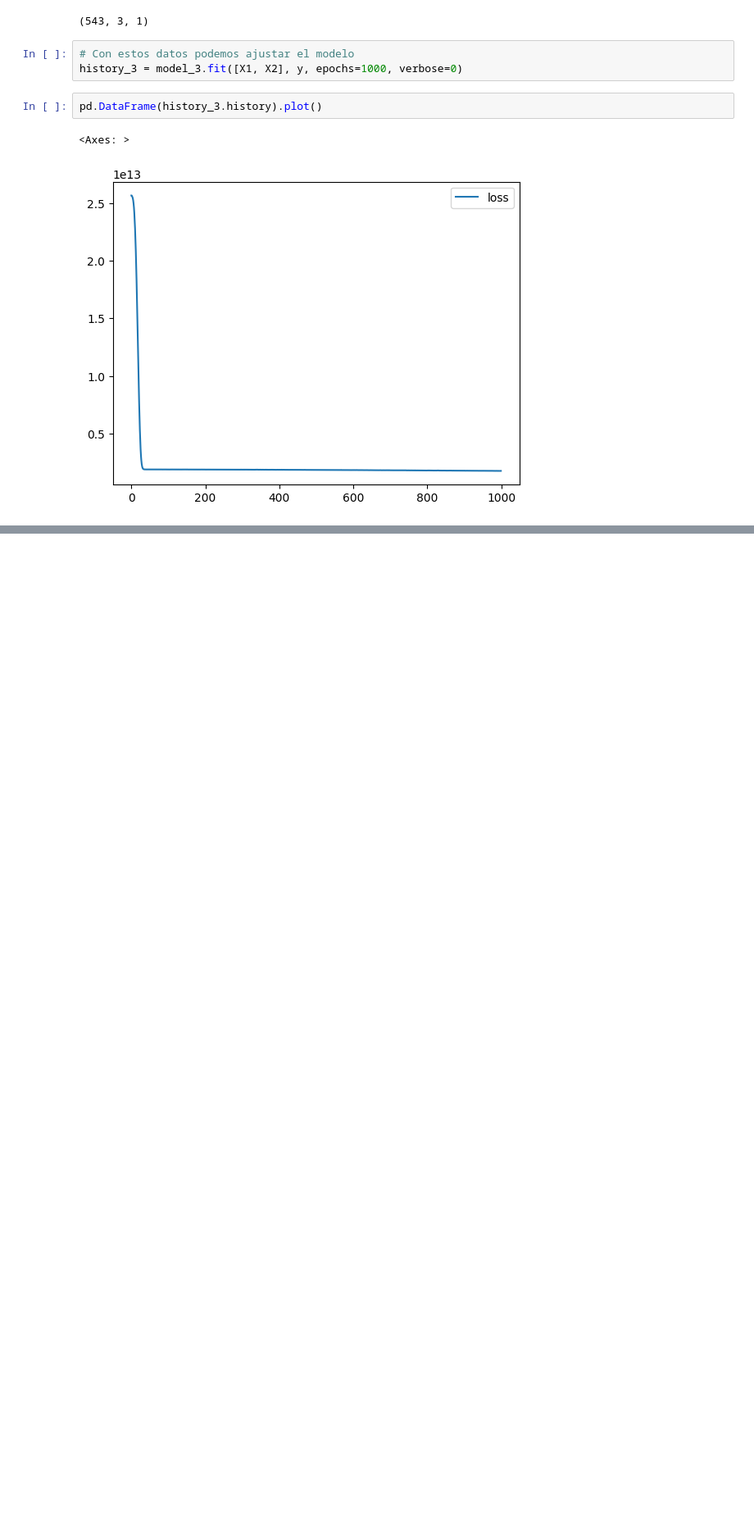
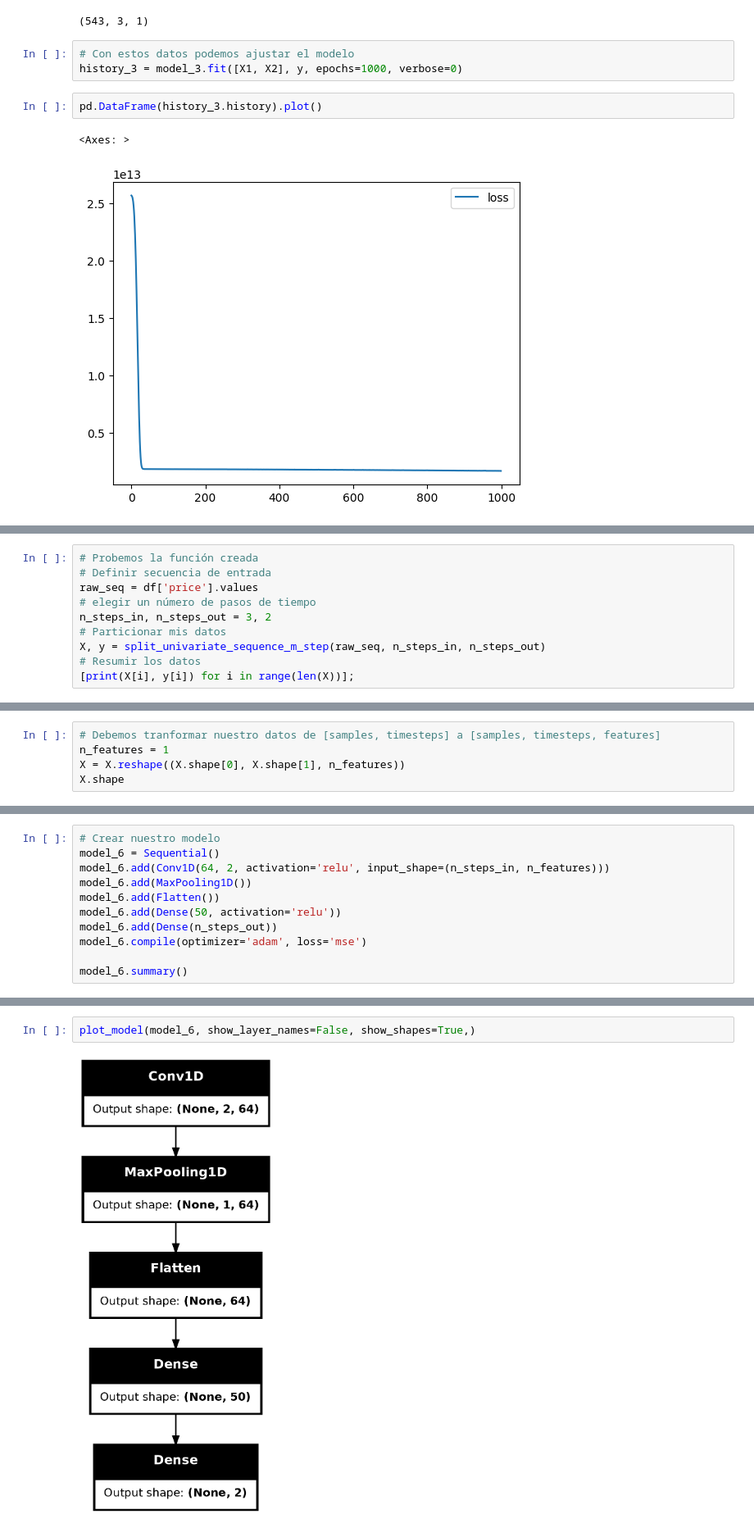
Before and after one commit to ChristaBarrios/Tarea_5_CIBarrios_JAContreras, a Jupyter notebook: Plantilla_Tareas.ipynb, the cells around one changed output, grey strips where cells are left out. Shown at 82% size. Drawn from its saved outputs; the diff is of its cells as text; blank space fills up the shorter version.

```diff
--- a/Plantilla_Tareas.ipynb
+++ b/Plantilla_Tareas.ipynb
@@ -378,0 +505,10 @@ print(yhat)
+# %%
+# Probemos la función creada
+# Definir secuencia de entrada
+raw_seq = df['price'].values
+# elegir un número de pasos de tiempo
+n_steps_in, n_steps_out = 3, 2
+# Particionar mis datos
+X, y = split_univariate_sequence_m_step(raw_seq, n_steps_in, n_steps_out)
+# Resumir los datos
+[print(X[i], y[i]) for i in range(len(X))];
@@ -378,0 +537,5 @@ print(yhat)
+# %%
+# Debemos tranformar nuestro datos de [samples, timesteps] a [samples, timesteps, features]
+n_features = 1
+X = X.reshape((X.shape[0], X.shape[1], n_features))
+X.shape
@@ -378,0 +544,11 @@ print(yhat)
+# %%
+# Crear nuestro modelo
+model_6 = Sequential()
+model_6.add(Conv1D(64, 2, activation='relu', input_shape=(n_steps_in, n_features)))
+model_6.add(MaxPooling1D())
+model_6.add(Flatten())
+model_6.add(Dense(50, activation='relu'))
+model_6.add(Dense(n_steps_out))
+model_6.compile(optimizer='adam', loss='mse')
+
+model_6.summary()
@@ -378,0 +573,4 @@ print(yhat)
+# %%
+plot_model(model_6, show_layer_names=False, show_shapes=True,)
+# %% [output]
+[figure, added]
```
Also changed, not shown: parts of 47 cells of this notebook, 1 other file.
